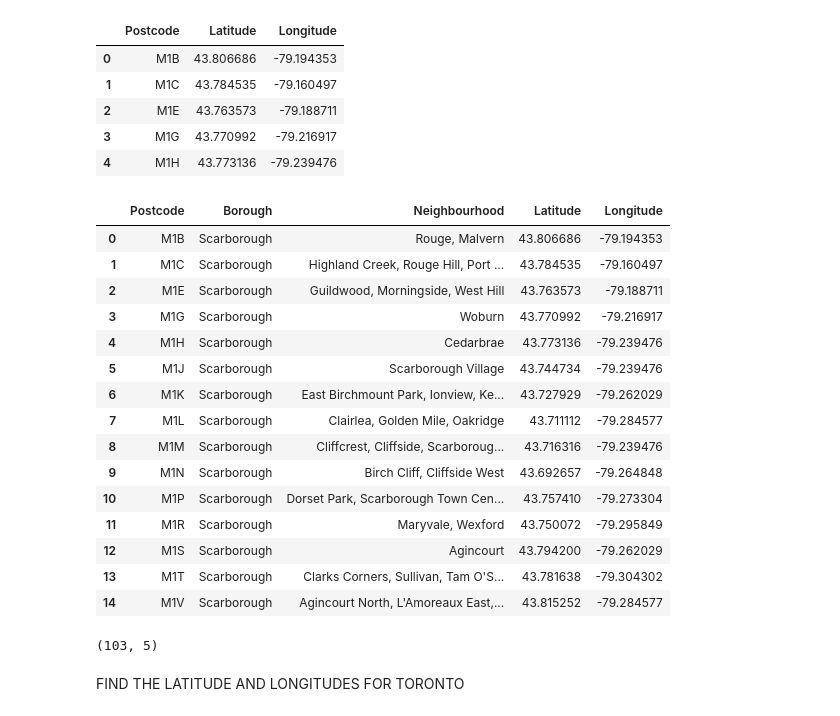
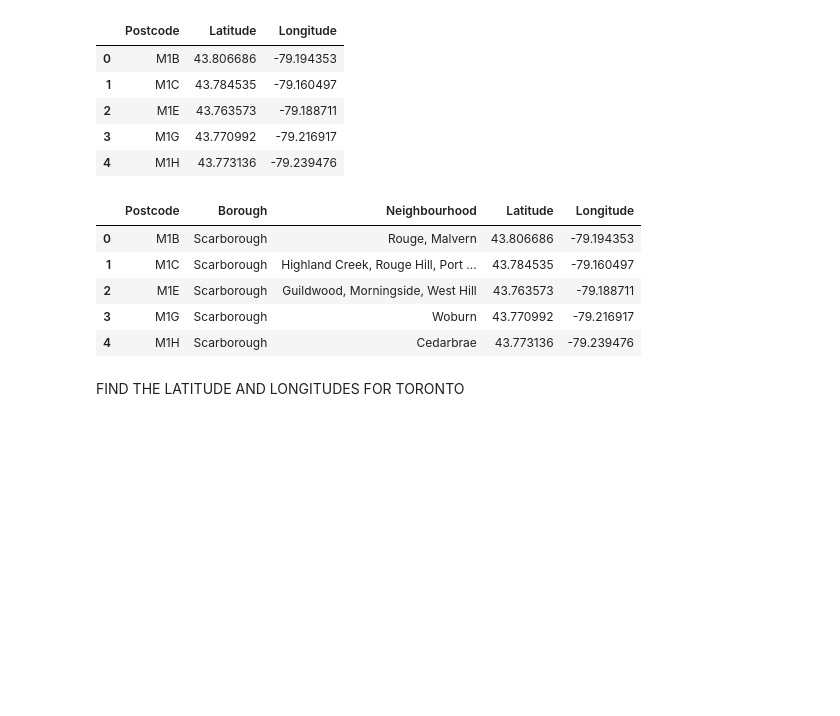
Before and after one commit to Amrutha1978/Segmenting-and-clustering, a Jupyter notebook: CLUSTERING AND EXPLORING NEIGHBORHOODS.ipynb, the cells around one changed output. Saved outputs shown, nothing was run; the diff lists cells and outputs as text; code cells hidden in the pictures; blank space fills up the shorter version.

```diff
--- a/CLUSTERING AND EXPLORING NEIGHBORHOODS.ipynb
+++ b/CLUSTERING AND EXPLORING NEIGHBORHOODS.ipynb
@@ -72,28 +58,14 @@ location.head()
 | 4 | M1H | 43.773136 | -79.239476 |
 # %%
 lcanada  = pd.merge(ncanada, location, on='Postcode')
-lcanada.head(15)
+lcanada.head()
 # %% [output]
 |  | Postcode | Borough | Neighbourhood | Latitude | Longitude |
 | 0 | M1B | Scarborough | Rouge, Malvern | 43.806686 | -79.194353 |
 | 1 | M1C | Scarborough | Highland Creek, Rouge Hill, Port ... | 43.784535 | -79.160497 |
 | 2 | M1E | Scarborough | Guildwood, Morningside, West Hill | 43.763573 | -79.188711 |
 | 3 | M1G | Scarborough | Woburn | 43.770992 | -79.216917 |
 | 4 | M1H | Scarborough | Cedarbrae | 43.773136 | -79.239476 |
-| 5 | M1J | Scarborough | Scarborough Village | 43.744734 | -79.239476 |
-| 6 | M1K | Scarborough | East Birchmount Park, Ionview, Ke... | 43.727929 | -79.262029 |
-| 7 | M1L | Scarborough | Clairlea, Golden Mile, Oakridge | 43.711112 | -79.284577 |
-| 8 | M1M | Scarborough | Cliffcrest, Cliffside, Scarboroug... | 43.716316 | -79.239476 |
-| 9 | M1N | Scarborough | Birch Cliff, Cliffside West | 43.692657 | -79.264848 |
-| 10 | M1P | Scarborough | Dorset Park, Scarborough Town Cen... | 43.757410 | -79.273304 |
-| 11 | M1R | Scarborough | Maryvale, Wexford | 43.750072 | -79.295849 |
-| 12 | M1S | Scarborough | Agincourt | 43.794200 | -79.262029 |
-| 13 | M1T | Scarborough | Clarks Corners, Sullivan, Tam O'S... | 43.781638 | -79.304302 |
-| 14 | M1V | Scarborough | Agincourt North, L'Amoreaux East,... | 43.815252 | -79.284577 |
-# %%
-lcanada.shape
-# %% [output]
-(103, 5)
 # %%
 from geopy.geocoders import Nominatim # convert an address into latitude and longitude values
 import json # library to handle JSON files
```
Also changed, not shown: parts of 45 cells of this notebook.
